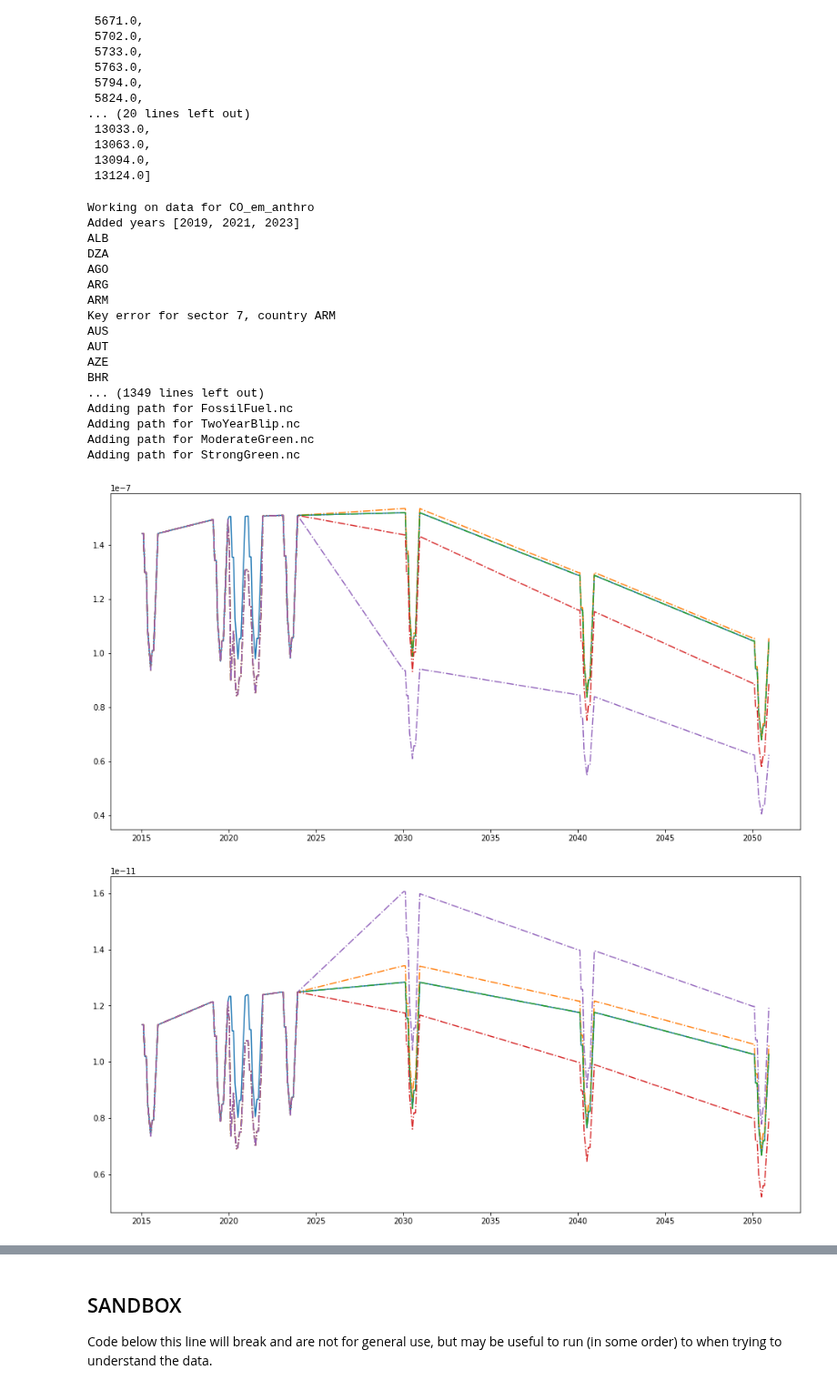
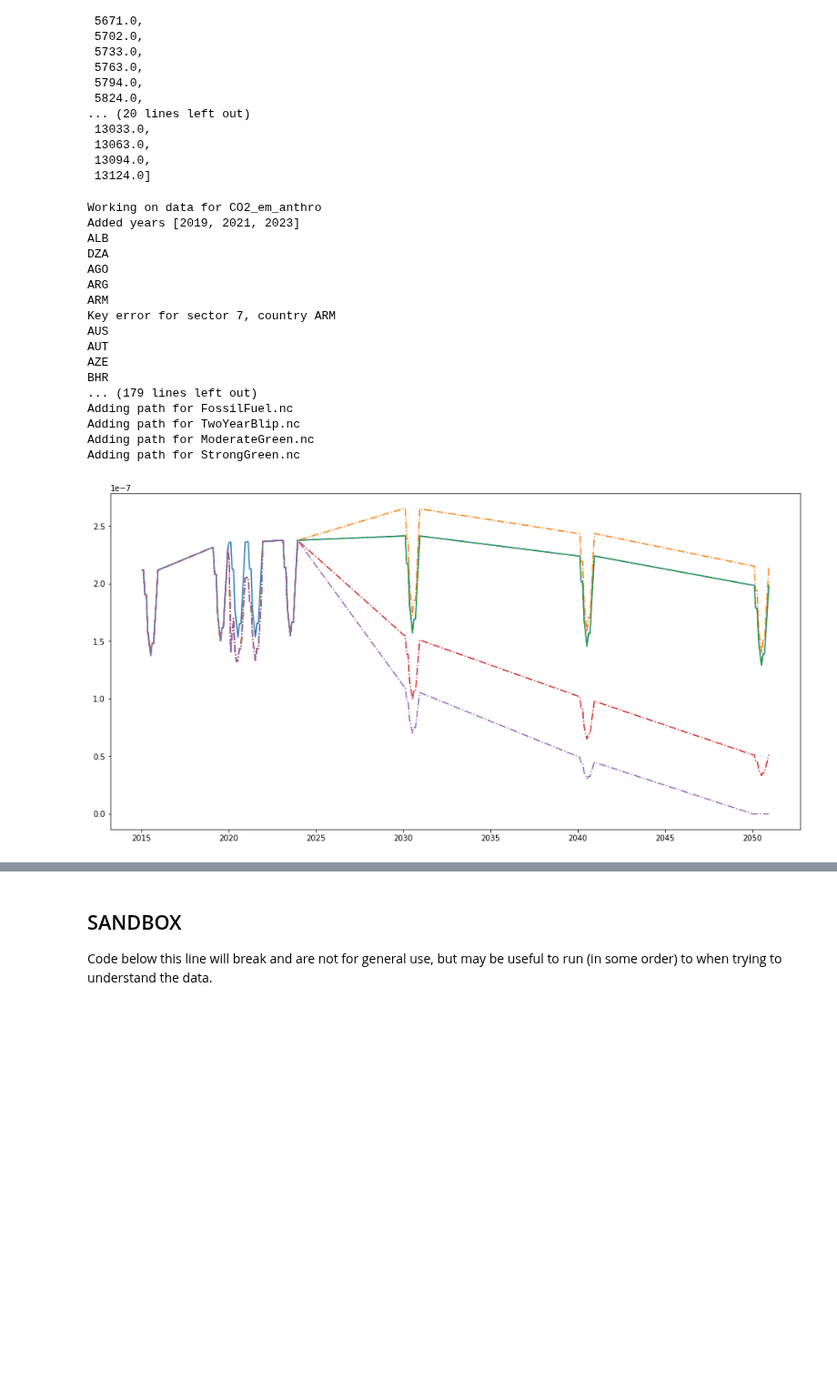
Before and after one commit to Rlamboll/modify_COVID19_netCDF_Emissions, a Jupyter notebook: calculations/calc_aerosols_emissions.ipynb, the cells around one changed output, grey strips where cells are left out. Shown at 91% size. Cells and saved outputs as stored; diff of their text form; code cells hidden in the pictures; blank space fills up the shorter version.

```diff
--- a/calculations/calc_aerosols_emissions.ipynb
+++ b/calculations/calc_aerosols_emissions.ipynb
@@ -74,15 +69,7 @@ mod_input_mg = "ModerateGreen_pathway.xlsx"
 mod_input_sg = "StrongGreen_pathway.xlsx"
 
 # Map between key variable name and excel column
-path_var_names = {
-    "SO2_em_anthro": "sox(MtS/year)",
-    "CO_em_anthro": "co(Mt/year)",
-    "NMVOC_em_anthro": "nmvoc(Mt/year)",
-    "NOx_em_anthro": "nox(MtN/year)",
-    "BC_em_anthro": "bc(Mt/year)",
-    "OC_em_anthro":"oc(Mt/year)",
-    "NH3_em_anthro": "nh3(Mt/year)"
-}
+path_var_names = ["co2_fossil(GtC/year)"]
 
 pathway_files = [mod_input_ff, mod_input_2yr, mod_input_mg, mod_input_sg]
 
@@ -404,7 +391,7 @@ for fileind in range(len(files_to_blip)):
     )
     output = data.variables[key_variables[fileind]][:, :, :, :]
     plt.figure(figsize=(16, 8))
-    plt.plot(data.variables["time"][:]/365 + 2015, output[:,  2, 262, 605])
+    plt.plot(data.variables["time"][:]/365 + 2015, output[2, :, 262, 605])
     print("Added years {}".format(years_to_add))
     flatrate_timeinds = np.where(
         (data.variables["time"][:] <= flatrate_end) & (data.variables["time"][:] >= flatrate_start)
@@ -419,10 +406,10 @@ for fileind in range(len(files_to_blip)):
         mult_fact = sea_factors_av[time] # Note that adding 1 has already been done here.
         if mult_fact != 1.0: #This saves operations
             for lati, longi in sea_coord_dict.items():
-                output[timeind, sector, lati, longi] *= mult_fact
+                output[sector, timeind, lati, longi] *= mult_fact
     mult_fact = sea_factors_av.iloc[-1]
     for lati, longi in sea_coord_dict.items():
-        output[min_flat:max_flat, sector, lati, longi] *= mult_fact
+        output[sector, min_flat:max_flat, lati, longi] *= mult_fact
 
     # Modify points by a time-and country dependent value in 2020 - 2021
     for country in  all_valid_countries:
@@ -434,7 +421,7 @@ for fileind in range(len(files_to_blip)):
                     mult_fact = blip_factors_av[time].loc[country, sector] + 1
                     if mult_fact != 1.0: #This saves operations
                         for lati, longi in country_coord_dict[country].items():
-                            output[timeind, sector, lati, longi] *= mult_fact
+                            output[sector, timeind, lati, longi] *= mult_fact
                 except KeyError as e:
                     continue
         # Then make the changes for all of the flat rate times (same factor)
@@ -443,7 +430,7 @@ for fileind in range(len(files_to_blip)):
                 mult_fact = blip_factors_av[varrate_ind].loc[country, sector] + 1
                 if mult_fact != 1.0: #This saves operations
                     for lati, longi in country_coord_dict[country].items():
-                        output[min_flat:max_flat, sector, lati, longi] *= mult_fact
+                        output[sector, min_flat:max_flat, lati, longi] *= mult_fact
             except KeyError as e:
                 print("Key error for sector {}, country {}".format(sector, country))
     data.variables[key_variables[fileind]][:, :, :, :] = output
@@ -456,39 +443,38 @@ for fileind in range(len(files_to_blip)):
             cut_str + file + scenario_string + working_string, output_folder, output_folder, "_", remove_string=working_string
         )
         output = data.variables[key_variables[fileind]][:, :, :, :]
         path_df = pd.read_excel(mod_input_folder + path_file, header=0, index_col=1, sheet_name="Emissions")
         for time in monthly_range:
             timeind = np.where(data.variables["time"][:] == time)
-            time_factor = path_df[path_var_names[key_variables[fileind]]].loc[
-                make_day_into_year(time)
-            ] / baseline[path_var_names[key_variables[fileind]]].loc[make_day_into_year(time)]
-            output[timeind, ...] = (output[timeind, :]) * time_factor
+            time_factor = (path_df[path_var_names[0]].loc[make_day_into_year(time)]) / (
+                baseline[path_var_names[0]].loc[make_day_into_year(time)]
+            )
+            output[:, timeind, ...] = (output[:, timeind, :]) * time_factor
         plt.plot(
-            data.variables["time"][:]/365 + 2015, output[:,  2, 262, 605], linestyle ="-."
+            data.variables["time"][:]/365 + 2015, output[2, :, 262, 605], linestyle ="-."
         )
         data.variables[key_variables[fileind]][:, :, :, :] = output
         data.close()
         data = copy_netcdf_file(
             cut_str + file + scenario_string + "_", output_folder, output_folder, scenario_string=path_string, compress=True
         )
         data.close()
 # %% [output]
-Working on data for CO_em_anthro
+Working on data for CO2_em_anthro
 Added years [2019, 2021, 2023]
 ALB
 DZA
 AGO
 ARG
 ARM
 Key error for sector 7, country ARM
 AUS
 AUT
 AZE
 BHR
-... (1349 lines left out)
+... (179 lines left out)
 Adding path for FossilFuel.nc
 Adding path for TwoYearBlip.nc
 Adding path for ModerateGreen.nc
 Adding path for StrongGreen.nc
-[figure, old version]
+[figure, new version]
-[figure, removed]
```
Also changed, not shown: parts of 20 cells of this notebook.
